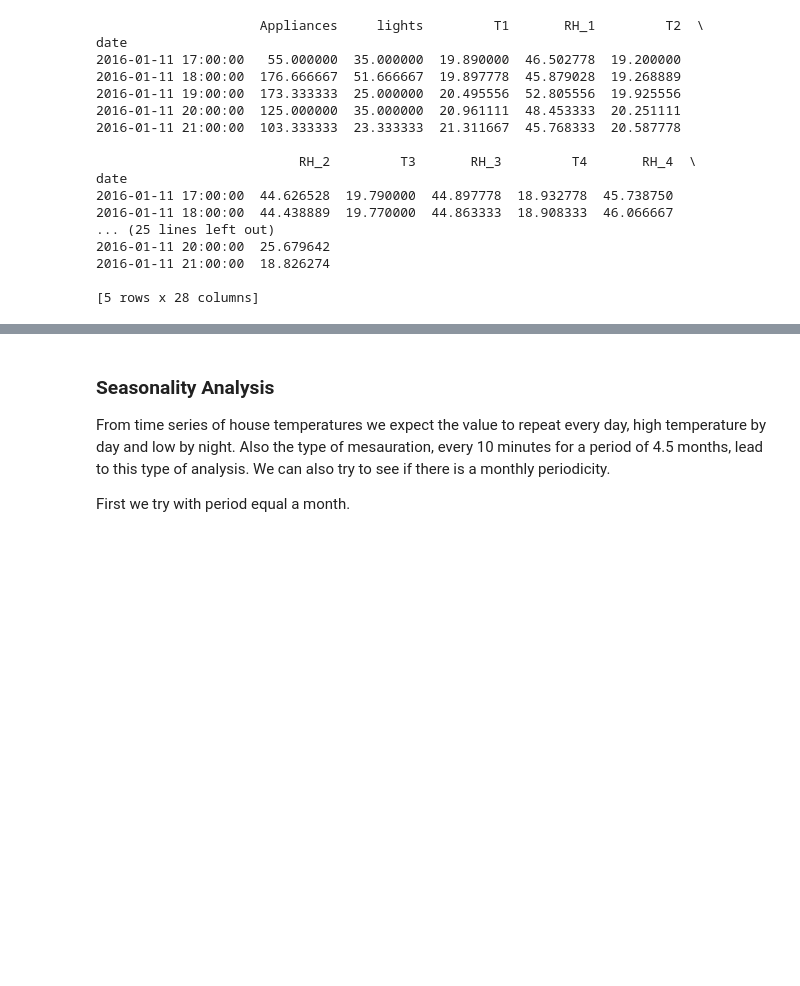
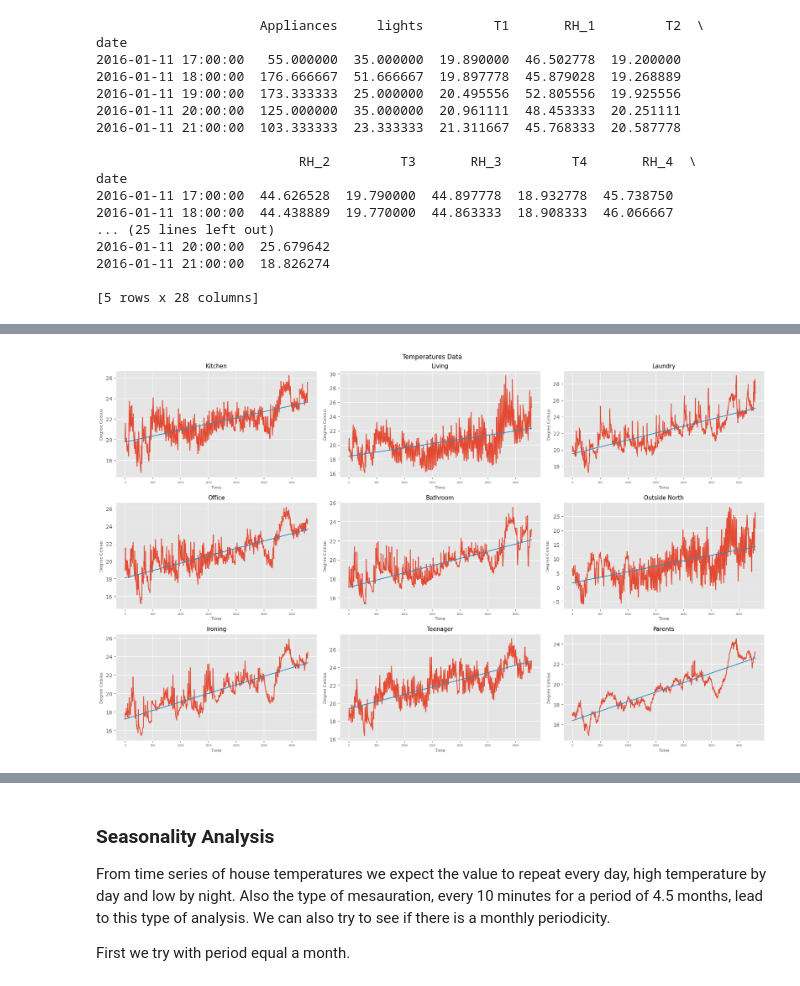
Before and after one commit to lilf4p/ispr-midterm, a Jupyter notebook: midterm1/temperature_analysis.ipynb, the cells around one changed output, grey strips where cells are left out. Drawn from its saved outputs; the diff is of its cells as text; code cells hidden in the pictures; blank space fills up the shorter version.

```diff
--- a/midterm1/temperature_analysis.ipynb
+++ b/midterm1/temperature_analysis.ipynb
@@ -96,0 +94,37 @@ date
+# %%
+#remove trend
+from sklearn.linear_model import LinearRegression
+
+plt.style.use("ggplot")
+figure, axis = plt.subplots(3, 3, figsize=(18, 11))
+
+k=0
+for i in range(3):
+    for j in range(3):
+        k+=1
+        data = df_sub['T'+str(k)]
+
+        #linear trend
+        model = LinearRegression()
+
+        X = np.arange(len(data.index))
+        X = np.reshape(X, (len(X),1))
+        y = data.values
+
+        model.fit(X,y)
+        trend = model.predict(X)
+
+        axis[i,j].plot(y)
+        axis[i,j].plot(trend)
+
+        axis[i,j].set_title(sensors[k], fontsize=11)
+        axis[i,j].set_xlabel("Time", fontsize=8)
+        axis[i,j].set_ylabel("Degree Celsius", fontsize=8)
+        axis[i,j].tick_params(axis="x", labelsize=5)
+
+
+figure.suptitle("Temperatures Data")
+figure.tight_layout()
+plt.show()
+# %% [output]
+[figure, added]
```
Also changed, not shown: parts of 13 cells of this notebook.
